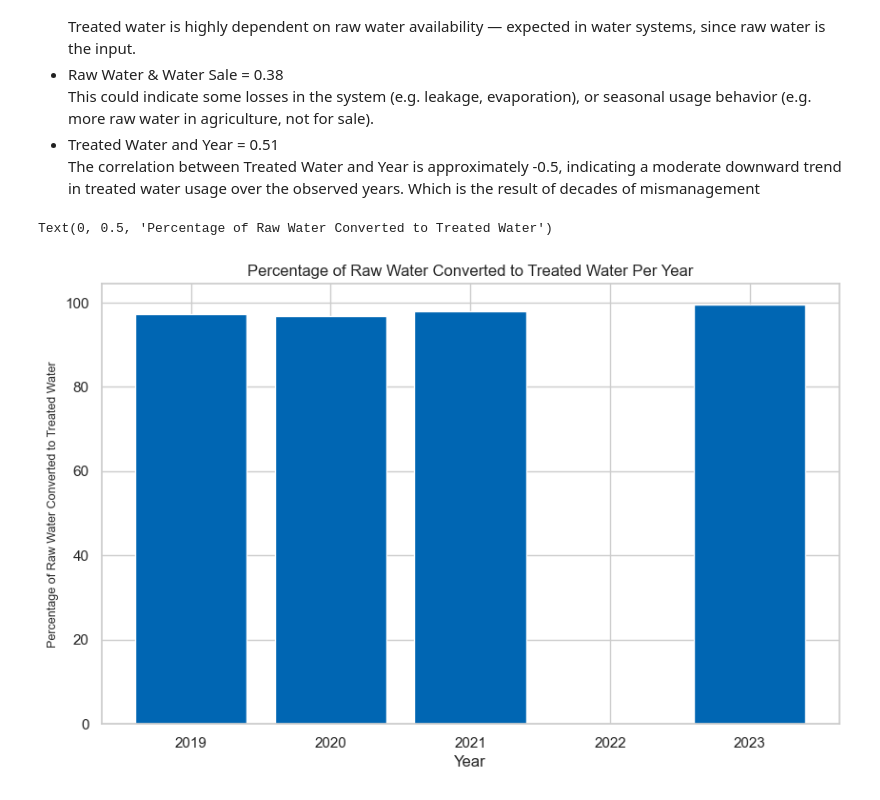
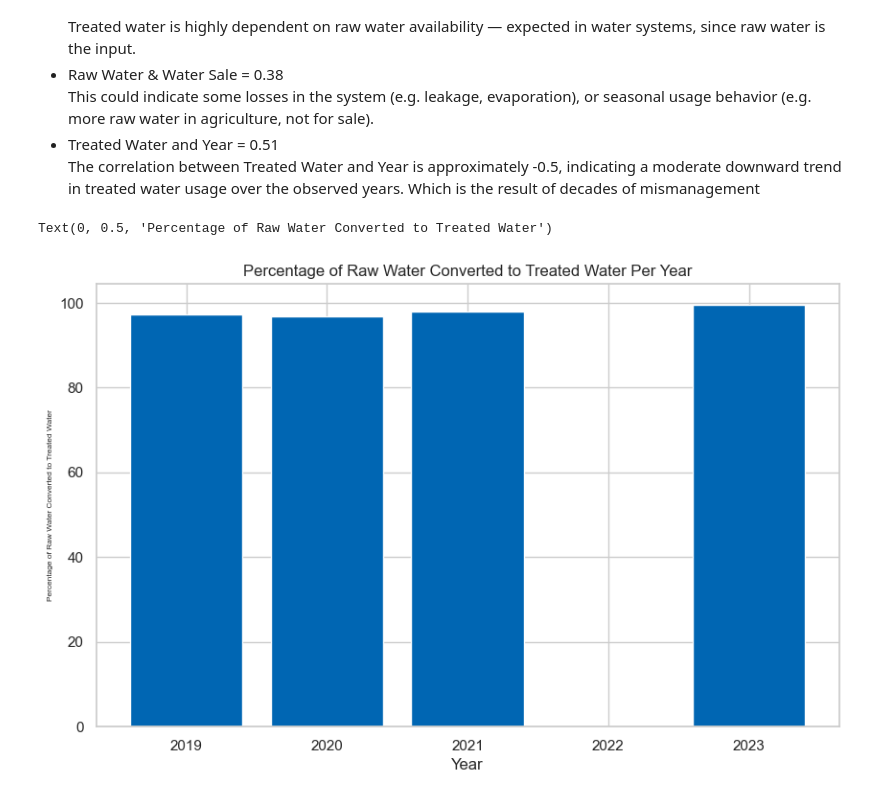
Before and after one commit to saniavill/tehran-water, a Jupyter notebook: Water Usage in Tehran.ipynb, the cells around one changed output. Saved outputs shown, nothing was run; the diff lists cells and outputs as text; code cells hidden in the pictures.

```diff
--- a/Water Usage in Tehran.ipynb
+++ b/Water Usage in Tehran.ipynb
@@ -204,13 +204,13 @@ The correlation between Treated Water and Year is approximately -0.5, indicating
 # %%
 yearly_raw = water.groupby('year')['raw_water'].sum()
 yearly_treated = water.groupby('year')['treated_water'].sum()
 conversion_rate = (yearly_treated/yearly_raw)*100
 sns.set(style="whitegrid")
 plt.figure(figsize=(10,6))
 plt.bar(conversion_rate.index, conversion_rate.values, color=blue_palette[1])
 plt.title("Percentage of Raw Water Converted to Treated Water Per Year")
 plt.xlabel('Year')
-plt.ylabel('Percentage of Raw Water Converted to Treated Water', fontsize=9)
+plt.ylabel('Percentage of Raw Water Converted to Treated Water', fontsize=6)
 # %% [output]
 Text(0, 0.5, 'Percentage of Raw Water Converted to Treated Water')
-[figure, old version]
+[figure, new version]
```
Also changed, not shown: parts of 5 cells of this notebook.
